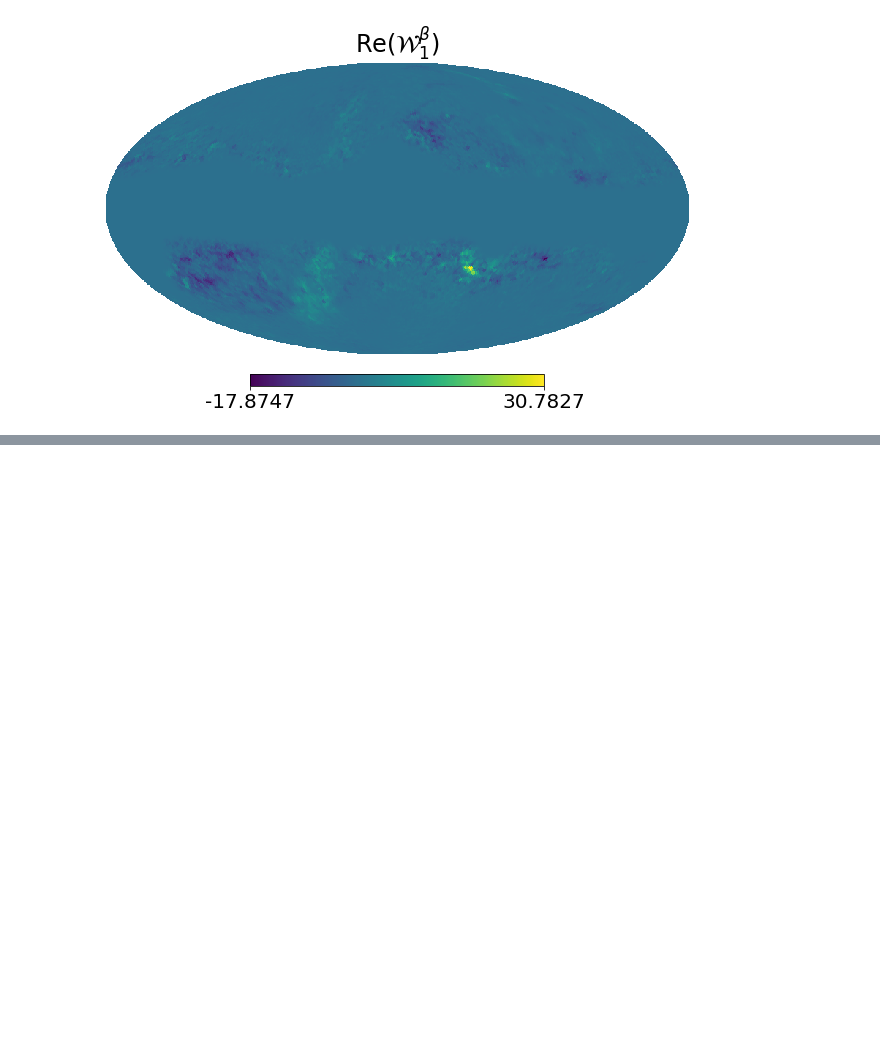
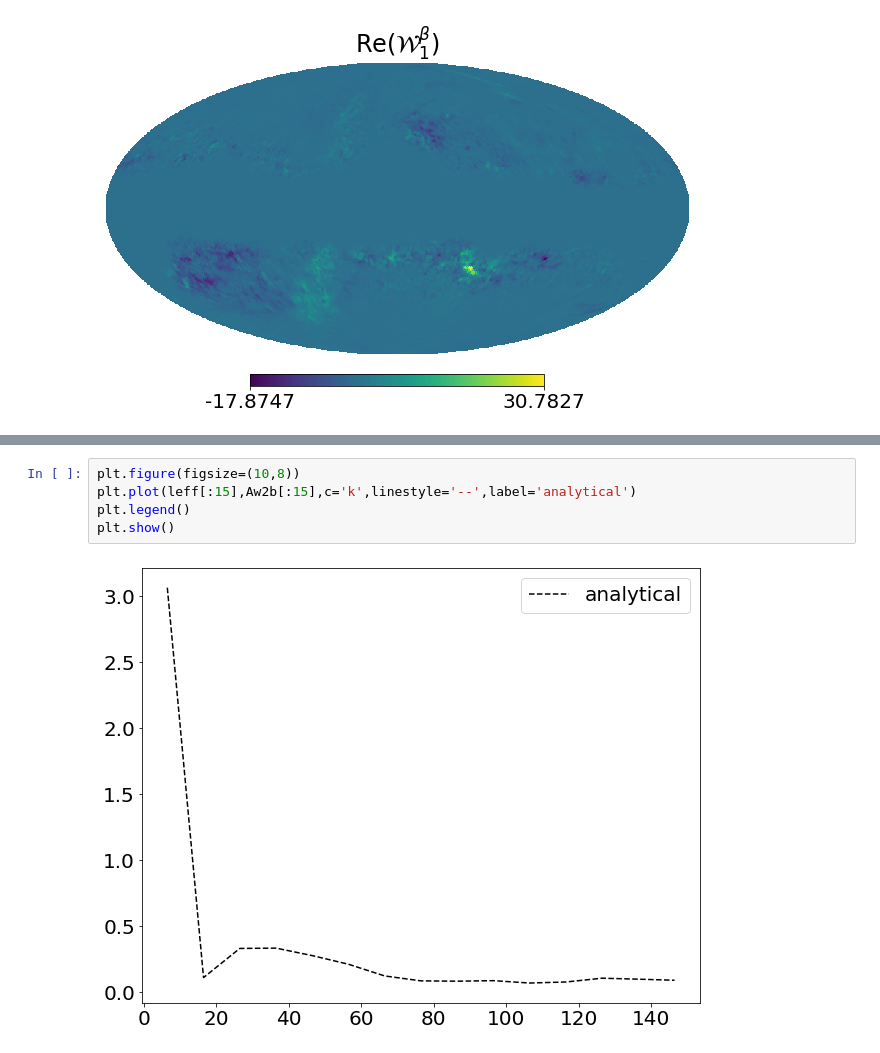
Before and after one commit to LeoVacher/moments-crosscell, a Jupyter notebook: notebook-plots/Compute-analytical-moments.ipynb, the cells around one changed output, grey strips where cells are left out. Saved outputs shown, nothing was run; the diff lists cells and outputs as text; blank space fills up the shorter version.

```diff
--- a/notebook-plots/Compute-analytical-moments.ipynb
+++ b/notebook-plots/Compute-analytical-moments.ipynb
@@ -226,0 +257,7 @@ plt.show()
+# %%
+plt.figure(figsize=(10,8))
+plt.plot(leff[:15],Aw2b[:15],c='k',linestyle='--',label='analytical')
+plt.legend()
+plt.show()
+# %% [output]
+[figure, added]
```
Also changed, not shown: parts of 18 cells of this notebook.
